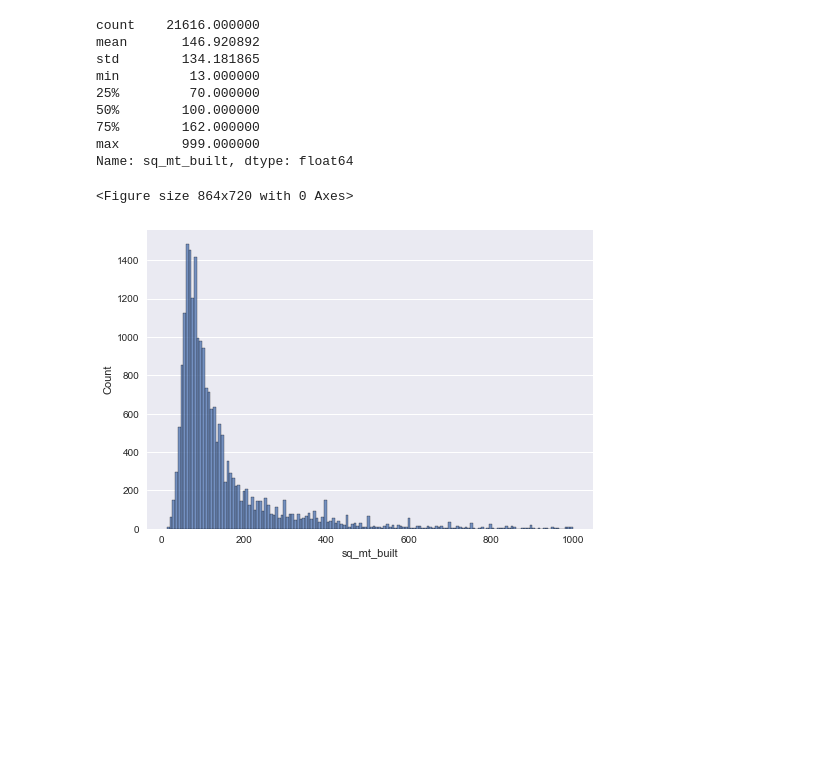
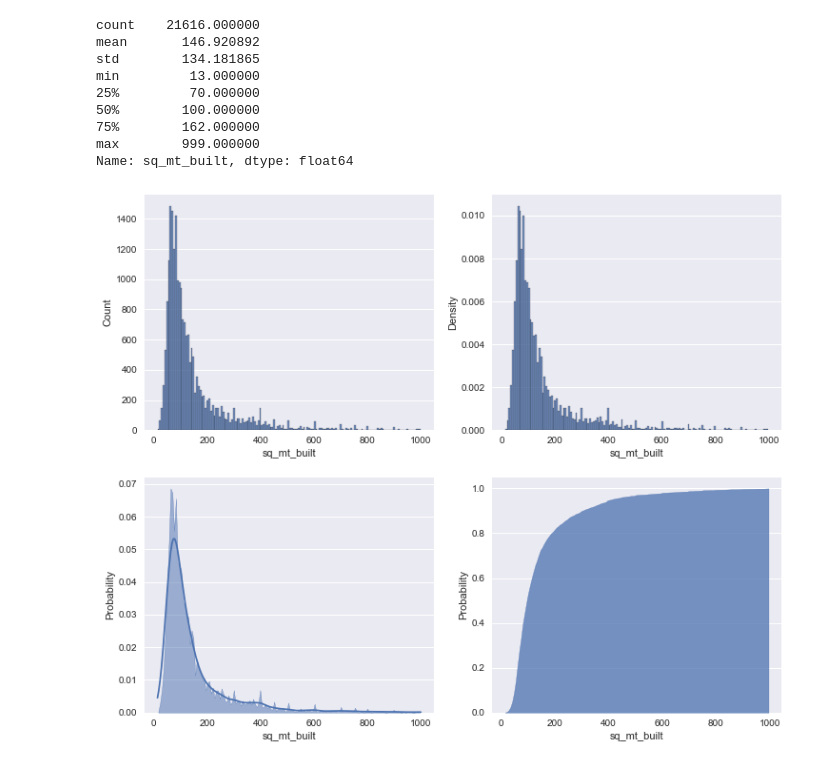
Before and after one commit to gerardovitale/real-estate-statistical-analysis, a Jupyter notebook: data_exploration.ipynb, the cells around one changed output. Drawn from its saved outputs; the diff is of its cells as text; code cells hidden in the pictures; blank space fills up the shorter version.

Commit message:
experimenting with a first step data exploration

```diff
--- a/data_exploration.ipynb
+++ b/data_exploration.ipynb
@@ -7,7 +8,7 @@ import thinkstats2
 
 plt.style.use('seaborn')
 # %%
-df = pd.read_csv('../data/houses_Madrid.csv', index_col=[0])
+df = pd.read_csv('data/houses_Madrid.csv', index_col=[0])
 # %% [markdown]
 ## Square Meter Built
 # %%
@@ -25,9 +26,23 @@ max        999.000000
 Name: sq_mt_built, dtype: float64
 # %%
 fig = plt.figure(figsize=(12,10))
-plt.subplots(1,1)
-sns.histplot(sq_mt_built)
+# stat = {“count”, “frequency”, “density”, “probability”}
+# element = {“bars”, “step”, “poly”}
+
+plt.subplot(2,2,1)
+sns.histplot(sq_mt_built, stat='count')
 plt.grid(False, axis='x')
+
+plt.subplot(2,2,2)
+sns.histplot(sq_mt_built, stat='density', discrete=False)
+plt.grid(False, axis='x')
+
+plt.subplot(2,2,3)
+sns.histplot(sq_mt_built, stat='probability', discrete=False, element='poly', kde=True)
+plt.grid(False, axis='x')
+
+plt.subplot(2,2,4)
+sns.histplot(sq_mt_built, stat='probability', element='poly', cumulative=True)
+plt.grid(False, axis='x')
 # %% [output]
-<Figure size 864x720 with 0 Axes>
-[figure, old version]
+[figure, new version]
```
Also changed, not shown: parts of 3 cells of this notebook.
